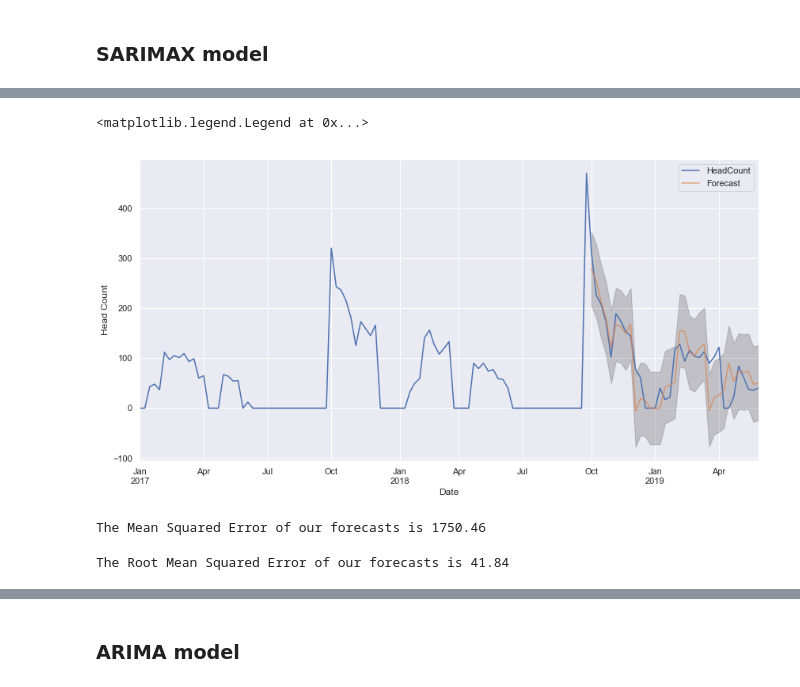
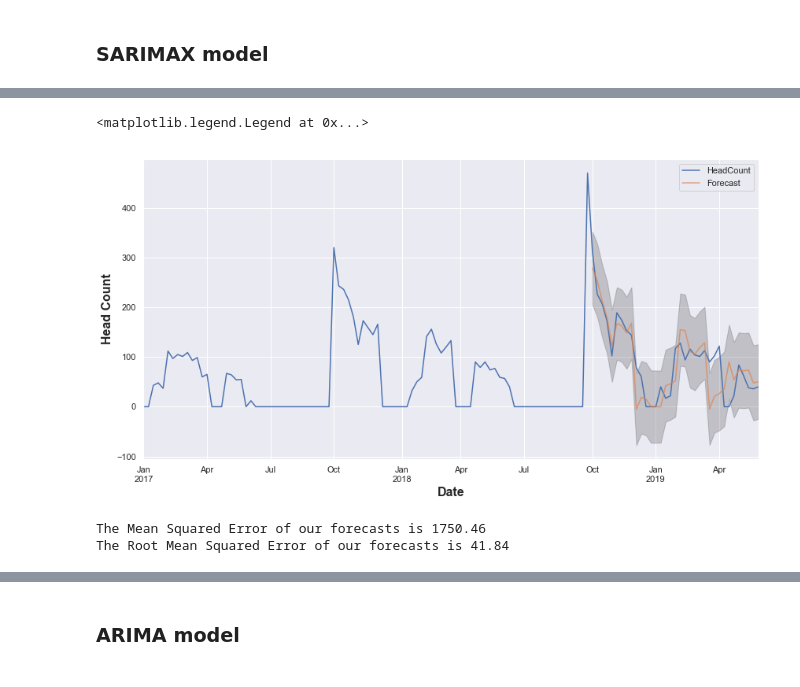
Before and after one commit to chris-pickford/TimeSeriesKb, a Jupyter notebook: Jupyter/main.ipynb, the cells around one changed output, grey strips where cells are left out. Saved outputs shown, nothing was run; the diff lists cells and outputs as text; code cells hidden in the pictures.

```diff
--- a/Jupyter/main.ipynb
+++ b/Jupyter/main.ipynb
@@ -511,3 +522,10 @@ model_fit.plot_predict(dynamic=False)
 ## Forecast - out of sample forecasting
 # %% [markdown]
 ### SARIMAX model
+# %%
+mod = sm.tsa.statespace.SARIMAX(y[y.index <='2018-10-07'],
+                                order=(1, 0, 0),
+                                seasonal_order=(0, 1, 0, 52),
+                                enforce_stationarity=True,
+                                enforce_invertibility=True)
+results = mod.fit()
@@ -536,25 +585,24 @@ predictions.rename(columns={0:'Forecast'},inplace=True)
 # %%
 ax = y['2017':].plot(label='observed')
 predictions.plot(ax=ax, label='One-step ahead Forecast', alpha=.7, figsize=(14, 7))
 
 ax.fill_between(pred_ci.index,
                 pred_ci.iloc[:, 0],
                 pred_ci.iloc[:, 1], color='k', alpha=.2)
-ax.set_xlabel('Date')
-ax.set_ylabel('Head Count')
+ax.set_xlabel('Date', fontsize=16,fontweight='bold')
+ax.set_ylabel('Head Count', fontsize=16,fontweight='bold')
 plt.legend()
 # %% [output]
 <matplotlib.legend.Legend at 0x...>
-[figure, old version]
+[figure, new version]
 # %%
 y_forecasted = predictions.values
 y_truth = y['2018-10-07':predictions.index.max()].values
 mse = ((y_forecasted - y_truth) ** 2).mean()
 print('The Mean Squared Error of our forecasts is {}'.format(round(mse, 2)))
+
+print('The Root Mean Squared Error of our forecasts is {}'.format(round(np.sqrt(mse), 2)))
 # %% [output]
 The Mean Squared Error of our forecasts is 1750.46
+The Root Mean Squared Error of our forecasts is 41.84
-# %%
-print('The Root Mean Squared Error of our forecasts is {}'.format(round(np.sqrt(mse), 2)))
-# %% [output]
-The Root Mean Squared Error of our forecasts is 41.84
 # %%
```
Also changed, not shown: parts of 14 cells of this notebook.
